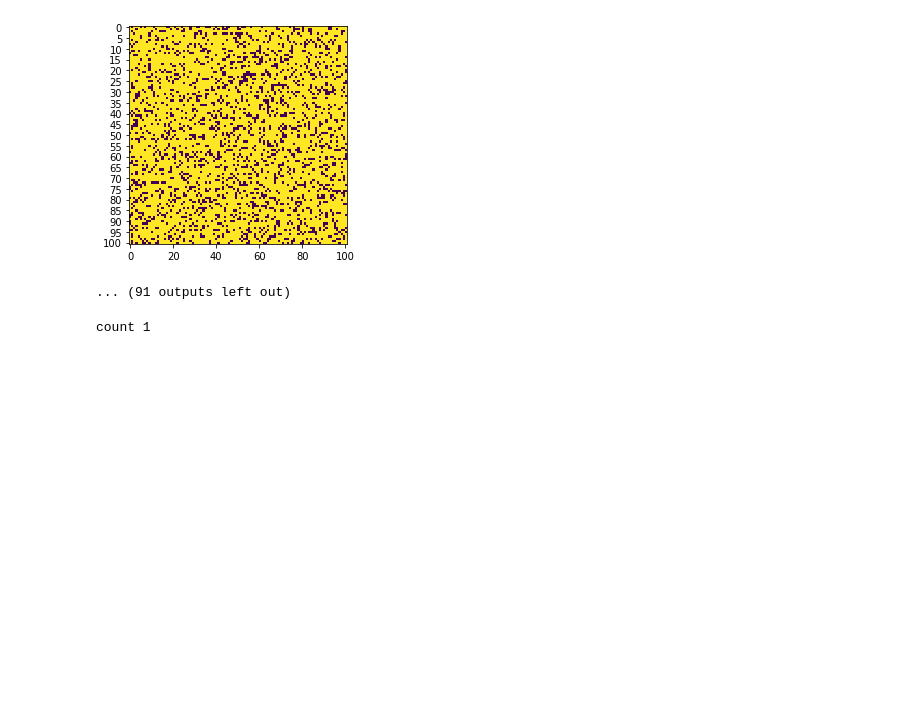
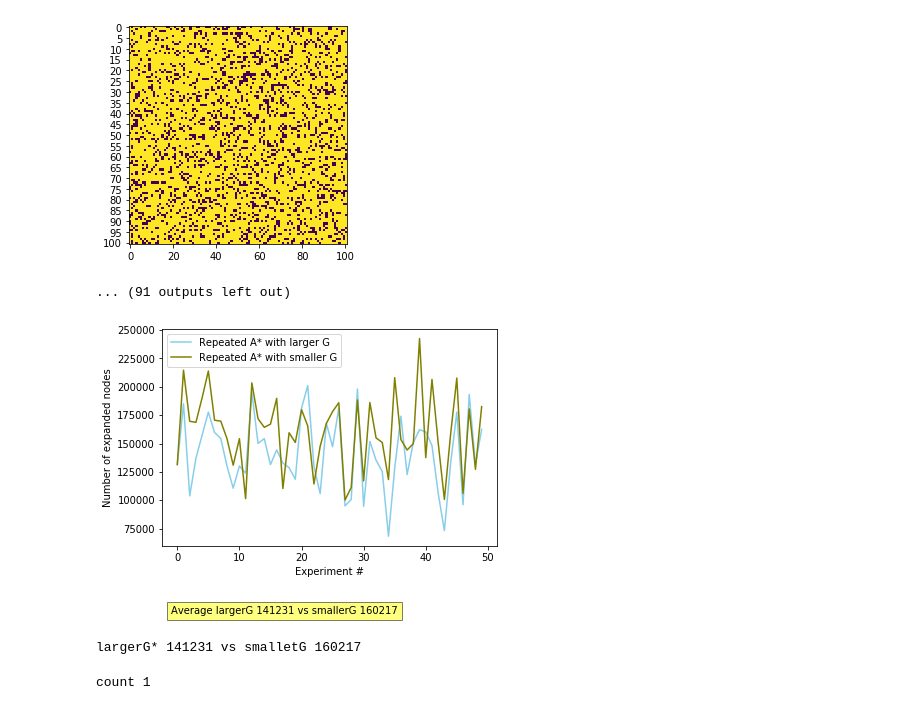
Before and after one commit to laxmanpottimuthi/AI, a Jupyter notebook: assignment1/delete_of_Intro_to_AI_Assignment.ipynb, the cells around one changed output. Saved outputs shown, nothing was run; the diff lists cells and outputs as text; code cells hidden in the pictures; blank space fills up the shorter version.

```diff
--- a/assignment1/delete_of_Intro_to_AI_Assignment.ipynb
+++ b/assignment1/delete_of_Intro_to_AI_Assignment.ipynb
@@ -656,7 +688,7 @@ for k in range(0,50):
     open_list = MinHeap()
 #     print(maze)
 
-    showMaze(maze,1)
+#     showMaze(maze,1)
 
 
     adaptive = False
@@ -726,6 +758,38 @@ count 5
 count 6
 [figure]
 ... (91 outputs left out)
+# %%
+expanded_nodes_length_1 =  [131487, 185026, 103913, 137053, 157500, 177709, 159721, 154549,130256, 110635, 130256, 123883, 195542, 150161,154333, 131487, 144367, 132838, 128708, 118581, 181087, 201134, 129650, 105894, 167918, 147218, 181184, 95094,  100717, 198068,  94656, 151886, 135366, 125307, 68344, 128262, 174132, 122693, 150935, 162290, 160294, 148330, 106300, 73283, 132206, 177709, 96073, 193274, 131767,162518]
+expanded_nodes_length_2 =  [131487, 214628, 169630, 168688, 190417, 213937, 170606, 169730,154333, 130927, 154333, 101513, 203495, 171908,164333,  167088, 189857, 110351, 159534, 150989, 179860, 165526, 114382, 147549, 167766, 178192, 185970, 100185, 111323, 188450, 117095, 186189, 154988, 150935, 118288, 208079, 153520, 144313, 149935, 242518, 137580, 206533, 150777, 100770, 158125, 207709, 106159, 180532, 127333,182518]
+len(expanded_nodes_length_2)
+
+largerG = int(sum(expanded_nodes_length_1) / len(expanded_nodes_length_1))
+smallerG = int(sum(expanded_nodes_length_2) / len(expanded_nodes_length_2))
+
+import numpy as np
+import pandas as pd
+
+df=pd.DataFrame({'x': range(0,len(expanded_nodes_length_1)), 'y1': expanded_nodes_length_1 })
+df1=pd.DataFrame({'x': range(0,len(expanded_nodes_length_2)), 'y2': expanded_nodes_length_2 })
+plt.plot( 'x', 'y1', data=df, color='skyblue', label = 'Repeated A* with larger G')
+plt.plot( 'x', 'y2', data=df1, color='olive', label = 'Repeated A* with smaller G')
+plt.xlabel('Experiment #')
+plt.ylabel('Number of expanded nodes')
+
+
+labels = ['Repeated A* with larger G', 'Repeated A* with smaller G']
+plt.legend(labels, loc='upper left')
+
+txt_string = 'Average largerG ' + str(largerG) +' vs smallerG ' + str(smallerG)
+
+plt.text(-1, 0, txt_string, bbox=dict(facecolor='yellow', alpha=0.5))
+
+plt.show()
+
+print('largerG*', largerG, 'vs smalletG', smallerG )
+# %% [output]
+[figure, added]
+largerG* 141231 vs smalletG 160217
 # %%
 #  forward a* vs backward A*
 expanded_nodes_length_1 = []
```
Also changed, not shown: parts of 5 cells of this notebook, 6 other files.
